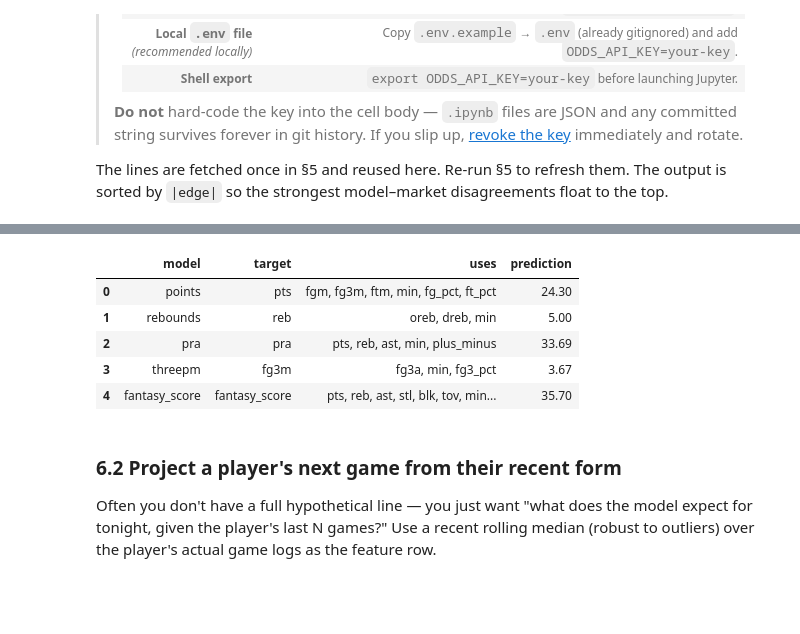
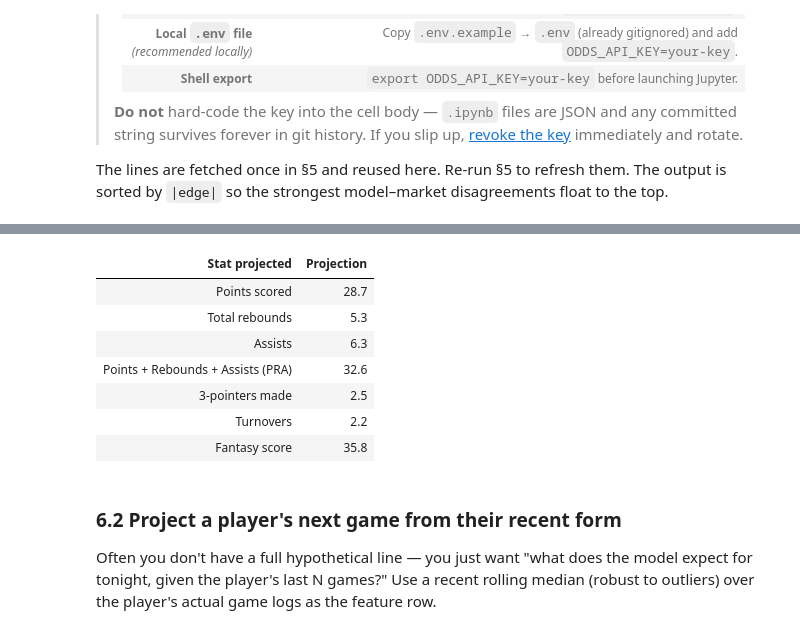
Before and after one commit to texasbe2trill/hooplytics, a Jupyter notebook: hooplytics.ipynb, the cells around one changed output, grey strips where cells are left out. Cells and saved outputs as stored; diff of their text form; code cells hidden in the pictures; blank space fills up the shorter version.

```diff
--- a/hooplytics.ipynb
+++ b/hooplytics.ipynb
@@ -1813,32 +1833,86 @@ Say you want to know what the points / fantasy / PRA models predict if Klay shoo
 # %%
+_MODEL_LABELS = {
+    "points":        "Points scored",
+    "rebounds":      "Total rebounds",
+    "assists":       "Assists",
+    "pra":           "Points + Rebounds + Assists (PRA)",
+    "threepm":       "3-pointers made",
+    "stl_blk":       "Steals + Blocks",
+    "turnovers":     "Turnovers",
+    "fantasy_score": "Fantasy score",
+}
+
+
 def predict_scenario(scenario: dict) -> pd.DataFrame:
-    """Run any trained model that has all of its required predictors in `scenario`."""
+    """Predict next-game stat totals from a player's rolling averages.
+
+    Pass pregame-safe lagged/rolling values — the same features the models
+    were trained on. Same-game stats (pts, fgm, oreb, etc.) are not valid
+    inputs here; the models only accept rolling averages of prior games.
+
+    Returns a plain DataFrame with columns 'Stat projected' and 'Projection'.
+    """
     rows = []
     for name, info in models.items():
         feats = info["spec"]["features"]
-        if not set(feats).issubset(scenario):
+        missing = set(feats) - scenario.keys()
+        if missing:
             continue
         X = pd.DataFrame([{k: scenario[k] for k in feats}])
         pred = float(info["estimator"].predict(X)[0])
-        rows.append({"model": name, "target": info["spec"]["target"],
-                     "uses": ", ".join(feats), "prediction": round(pred, 2)})
+        rows.append({
+            "Stat projected": _MODEL_LABELS.get(name, name),
+            "Projection":     round(pred, 1),
+        })
     return pd.DataFrame(rows)
 
 
-# Edit me: a hypothetical stat line.
+# ── Edit me ───────────────────────────────────────────────────────────────────
+# Profile any player by filling in their rolling averages.
+# Suffix guide:
+#   _l3  = average over last 3 games   (recent form)
+#   _l5  = average over last 5 games
+#   _l10 = average over last 10 games  (medium-term baseline)
+#   _l30 = average over last 30 games  (season baseline)
+#   _dev_s = l10 minus l30 (positive = trending above their own baseline)
+#
+# Example below: SGA-caliber elite guard, playing at home on 2 days' rest,
+# currently averaging ~30 pts on a hot streak.
 scenario = dict(
-    fgm=8, fga=15, fg3m=4, fg3a=10, ftm=4, fta=4,
-    min=32, fg_pct=0.533, fg3_pct=0.400, ft_pct=1.000,
-    oreb=1, dreb=4, pts=24, reb=5, ast=3, stl=1, blk=0, tov=2, plus_minus=6,
+    # ── Scoring ──────────────────────────────────────────────────────────────
+    pts_l3=33.0,  pts_l5=31.0,  pts_l10=30.0,  pts_l30=29.0,  pts_dev_s=1.0,
+    fga_l10=19.0, fga_l30=18.0, fta_l10=8.5,
+    # ── Rebounds ─────────────────────────────────────────────────────────────
+    reb_l3=5.5,   reb_l5=5.0,   reb_l10=5.0,   reb_l30=5.0,   reb_dev_s=0.0,
+    # ── Assists ──────────────────────────────────────────────────────────────
+    ast_l3=6.5,   ast_l5=6.0,   ast_l10=5.8,   ast_l30=5.5,   ast_dev_s=0.3,
+    ast_per36_l30=5.8,
+    # ── 3-point attempts ─────────────────────────────────────────────────────
+    fg3a_l3=7.0,  fg3a_l5=6.5,  fg3a_l10=6.0,  fg3a_l30=5.5,  fg3a_dev_s=0.5,
+    # ── Turnovers ────────────────────────────────────────────────────────────
+    tov_l3=2.5,   tov_l5=2.5,   tov_l10=2.5,   tov_l30=2.5,   tov_dev_s=0.0,
+    tov_per36_l30=2.6,
+    # ── Steals & blocks ──────────────────────────────────────────────────────
+    stl_l3=1.2,   stl_l5=1.2,   stl_l10=1.1,   stl_l30=1.0,   stl_dev_s=0.1,
+    blk_l3=0.3,   blk_l5=0.3,   blk_l10=0.3,   blk_l30=0.3,   blk_dev_s=0.0,
+    # ── Minutes & usage ──────────────────────────────────────────────────────
+    min_l3=35.5,  min_l10=34.5, min_l30=34.0,
+    usg_proxy_l30=0.35,
+    # ── Game context (pregame-known) ─────────────────────────────────────────
+    days_rest=2,   # days since last game
+    is_home=1,     # 1 = home, 0 = away
 )
-predict_scenario(scenario)
+
+predict_scenario(scenario).style.format({"Projection": "{:.1f}"}).hide(axis="index")
 # %% [output]
-|  | model | target | uses | prediction |
-| 0 | points | pts | fgm, fg3m, ftm, min, fg_pct, ft_pct | 24.30 |
-| 1 | rebounds | reb | oreb, dreb, min | 5.00 |
-| 2 | pra | pra | pts, reb, ast, min, plus_minus | 33.69 |
-| 3 | threepm | fg3m | fg3a, min, fg3_pct | 3.67 |
-| 4 | fantasy_score | fantasy_score | pts, reb, ast, stl, blk, tov, min... | 35.70 |
+| Stat projected | Projection |
+| Points scored | 28.7 |
+| Total rebounds | 5.3 |
+| Assists | 6.3 |
+| Points + Rebounds + Assists (PRA) | 32.6 |
+| 3-pointers made | 2.5 |
+| Turnovers | 2.2 |
+| Fantasy score | 35.8 |
 # %% [markdown]
 ### 6.2 Project a player's next game from their recent form
 
```
Also changed, not shown: parts of 15 cells of this notebook, 15 other files.
